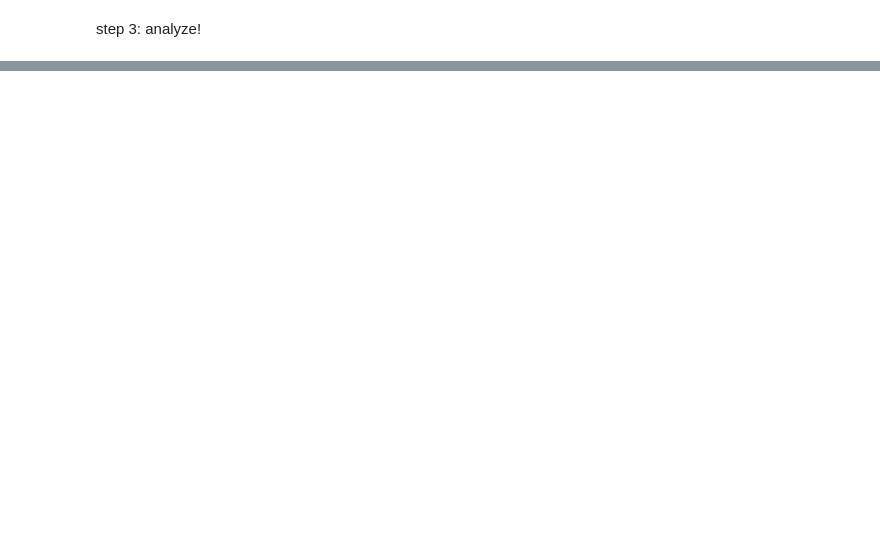
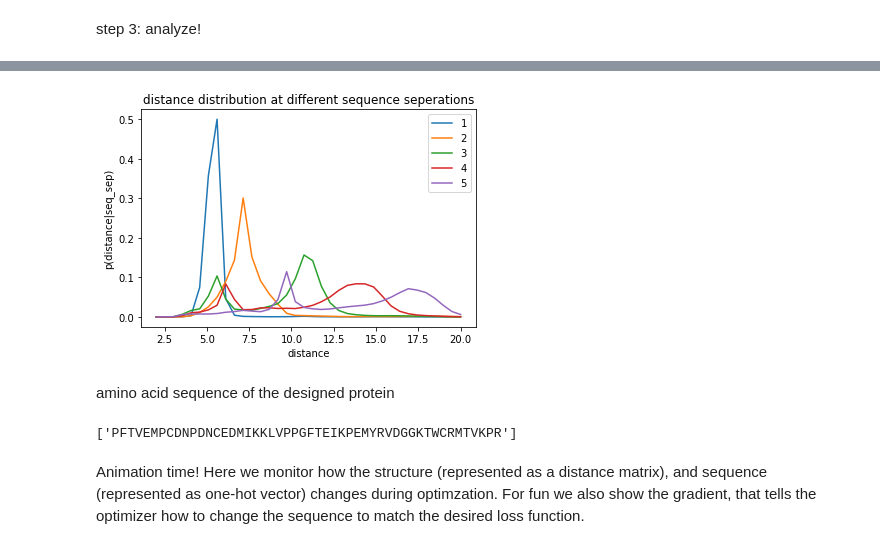
Before and after one commit to gjoni/trDesign, a Jupyter notebook: 02-GD/notebooks/TrDesign_GD_demo.ipynb, the cells around one changed output, grey strips where cells are left out. Cells and saved outputs as stored; diff of their text form; code cells hidden in the pictures; blank space fills up the shorter version.

```diff
--- a/02-GD/notebooks/TrDesign_GD_demo.ipynb
+++ b/02-GD/notebooks/TrDesign_GD_demo.ipynb
@@ -301,0 +303,24 @@ HTML(animate(design,do_ic=True))
+# %%
+_design_feat_dist = split_feat(design["feat"])["dist"]
+_design_L = _design_feat_dist.shape[0]
+for k in range(1,6):
+  i = np.arange(0,_design_L-k)
+  j = np.arange(k,_design_L)
+  _tmp = _design_feat_dist[i,j].mean(0)[1:]
+  plt.plot(np.linspace(2,20,36),_tmp,label=k)
+plt.title("distance distribution at different sequence seperations")
+plt.xlabel("distance")
+plt.ylabel("p(distance|seq_sep)")
+plt.legend()
+plt.show()
+# %% [output]
+[figure, added]
+# %% [markdown]
+amino acid sequence of the designed protein
+# %%
+N_to_AA(design["I"].argmax(-1))
+# %% [output]
+['PFTVEMPCDNPDNCEDMIKKLVPPGFTEIKPEMYRVDGGKTWCRMTVKPR']
+# %% [markdown]
+Animation time!
+Here we monitor how the structure (represented as a distance matrix), and sequence (represented as one-hot vector) changes during optimzation. For fun we also show the gradient, that tells the optimizer how to change the sequence to match the desired loss function.
```
Also changed, not shown: parts of 51 cells of this notebook.
